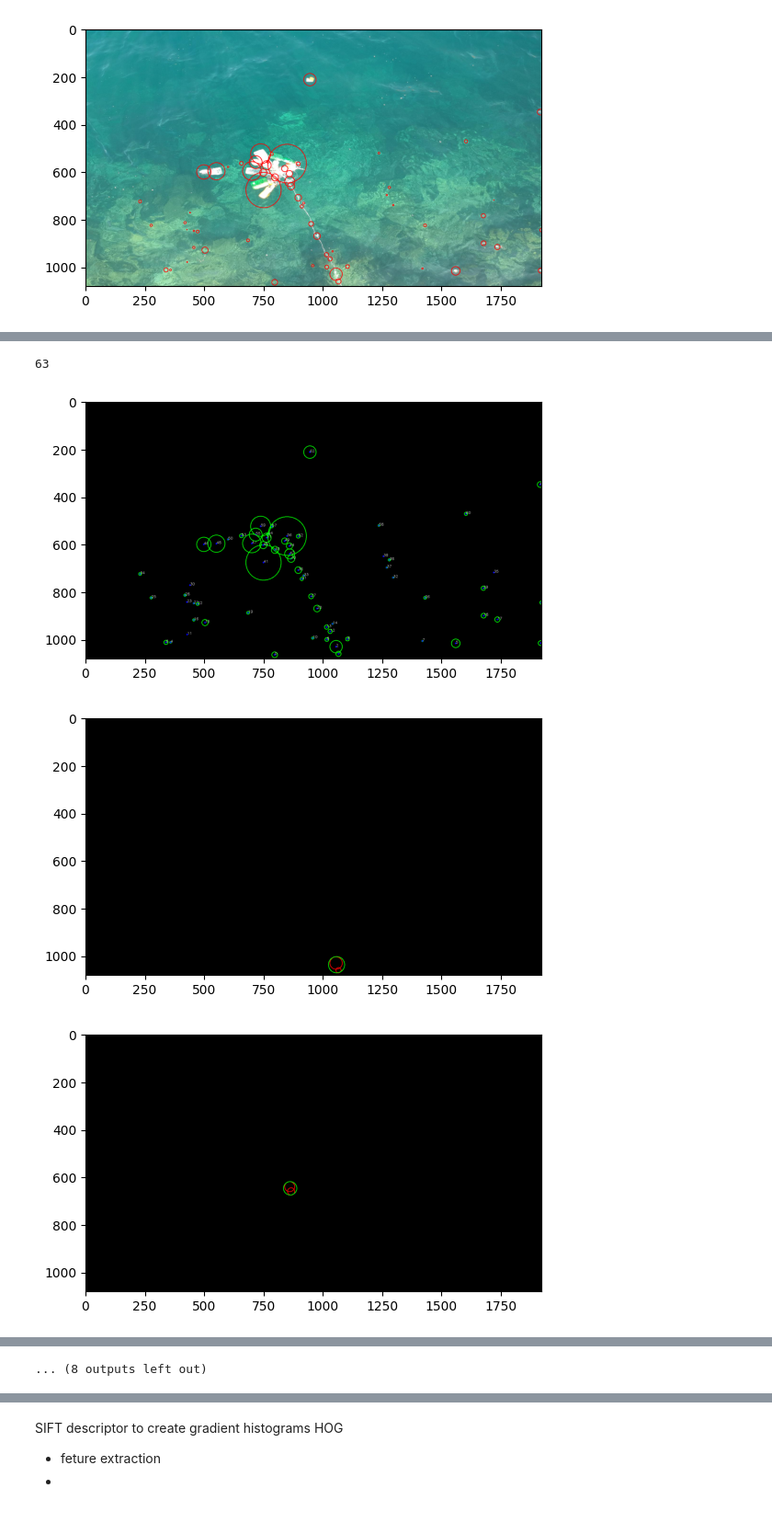
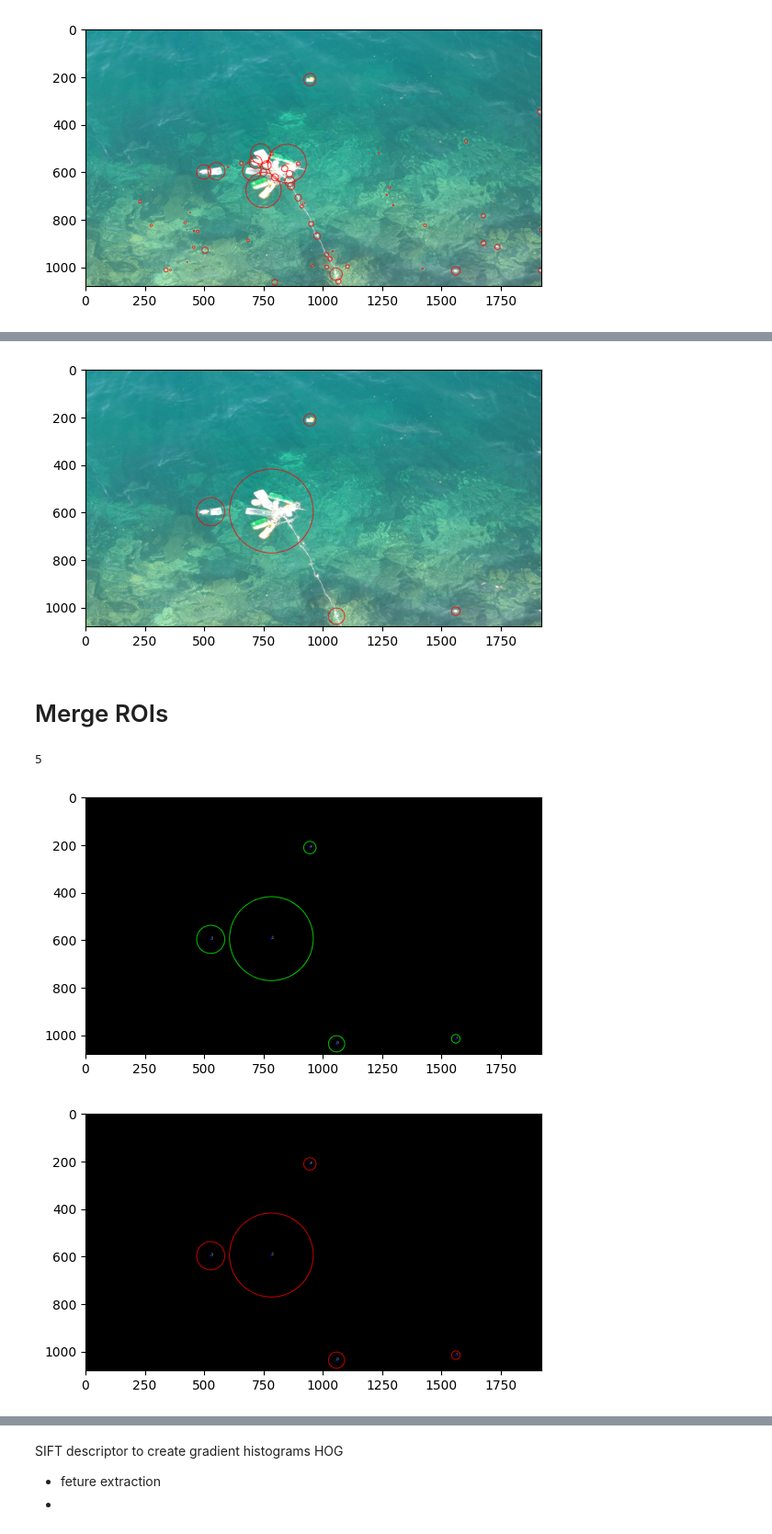
Before and after one commit to IgorCzudy/Trash-detection-, a Jupyter notebook: bistrina.ipynb, the cells around one changed output, grey strips where cells are left out. Shown at 92% size. Cells and saved outputs as stored; diff of their text form; code cells hidden in the pictures.

```diff
--- a/bistrina.ipynb
+++ b/bistrina.ipynb
@@ -51,6 +51,7 @@ bistrina_imgs: 80 images (45.45%), 119 positive examples
 # %%
 import os
 import json
+from collections import Counter
 
 get_data_from_dir = lambda dir: [os.path.join(dir, f) for f in os.listdir(dir) if f.endswith('.json')]
 
@@ -58,6 +59,7 @@ locations = ["training", "validation", "test"]
 datasets = [get_data_from_dir(f"data/Dataset/{loc}") for loc in locations]
 
 datasets_positives = []
+dimentions = []
 for dataset in datasets:
     dataset_positives = 0
     for img_json in dataset:
@@ -69,6 +71,7 @@ for dataset in datasets:
                     dataset_positives += 1
                 else:
                     print("negative example found in", img_json)
+            dimentions.append((data["imageHeight"], data["imageWidth"]))
 
     datasets_positives.append(dataset_positives)
 
@@ -76,7 +79,9 @@ all = sum([len(d) for d in datasets])
 for i in range(len(locations)):
     print(f"{locations[i]}: {len(datasets[i])} images ({len(datasets[i])/all*100:.2f}%), {datasets_positives[i]} positive examples")
 
+Counter(dimentions)
 # no negative examples in the dataset
+# all the same dimentions
 # %% [output]
 training: 20 images (12.35%), 20 positive examples
 validation: 20 images (12.35%), 36 positive examples
@@ -249,10 +280,23 @@ del gray_image, float_image, dog_image, mask, contours, image_with_contours, bla
+# %%
+circles = [circle for circle in circles if np.pi*circle[2]**2 > 1000]
+img = image.copy()
+
+for circle in circles:
+    cv2.circle(img, circle[:2], circle[2], (255, 0, 0), 2)
+
+plt.imshow(img)
+plt.show()
+# %% [output]
+[figure, added]
+# %% [markdown]
+# Merge ROIs
 # %%
 old_circles = circles.copy()
 # %%
 circles = old_circles.copy()
 len(circles)
 # %% [output]
-63
+5
 # %%
 import cv2
 import numpy as np
@@ -260,7 +304,7 @@ import matplotlib.pyplot as plt
 from sympy import symbols, Eq, solve
 
 
-def show_circles(circles, color):
+def show_circles(image, circles, color):
     for i, circle in enumerate(circles):
         x, y, r = circle
         cv2.circle(image, (x, y), r, color, 2)
@@ -338,40 +382,39 @@ image = np.zeros_like(image)
 #     (300, 100, 35),
 #     (310, 110, 10)
 # ]
-show_circles(circles, (0, 255, 0))
+show_circles(image, circles, (0, 255, 0))
 
 
 # Greedy grouping algorithm to merge intersecting circles
 changed = True
 while changed == True:
     changed = False
     i = 0
     while i < len(circles):
             j = i + 1
             while j < len(circles):
                 intersect, distance = circles_intersect(circles[i], circles[j])
                 x1, y1, r1 = circles[i]
                 x2, y2, r2 = circles[j]
                 if intersect:
                     # Merge circles[i] and circles[j]
                     if circle:= circle_in_circle(circles[i], circles[j], distance):
                         new_x, new_y, new_radius = circle
                     else:
                         new_radius = int((r1 + r2 + distance)//2)
                         new_x, new_y = find_new_center(circles[i], circles[j])
 
                     # show_merge(image, (x1, y1), r1, (x2, y2), r2, (new_x, new_y), new_radius)
                     circles[i] = (new_x, new_y, new_radius)
                     circles.pop(j)
                     changed = True
 
                 else:
                     j+=1
             i += 1
 
 # Draw circles around the final merged circles
-show_circles(circles, (255, 0 , 0))
+show_circles(image, circles, (255, 0 , 0))
 # %% [output]
-[figure, old version]
+[figure, new version]
-[figure, old version]
+[figure, new version]
-[figure, removed]
@@ -387 +420,0 @@ show_circles(circles, (255, 0 , 0))
-... (8 outputs left out)
```
Also changed, not shown: parts of 16 cells of this notebook, 1 other file.
